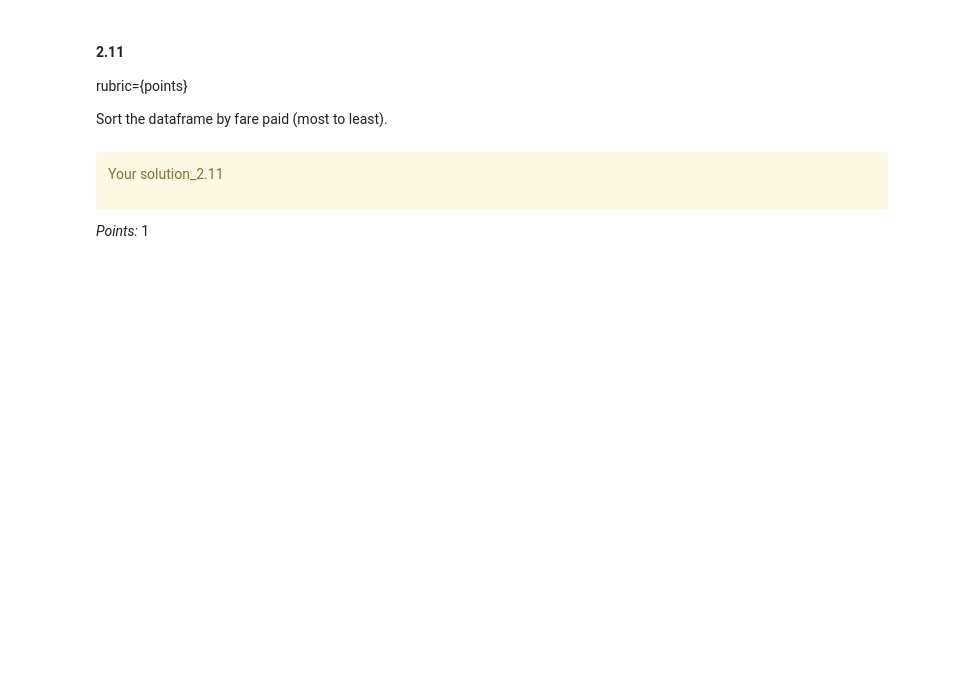
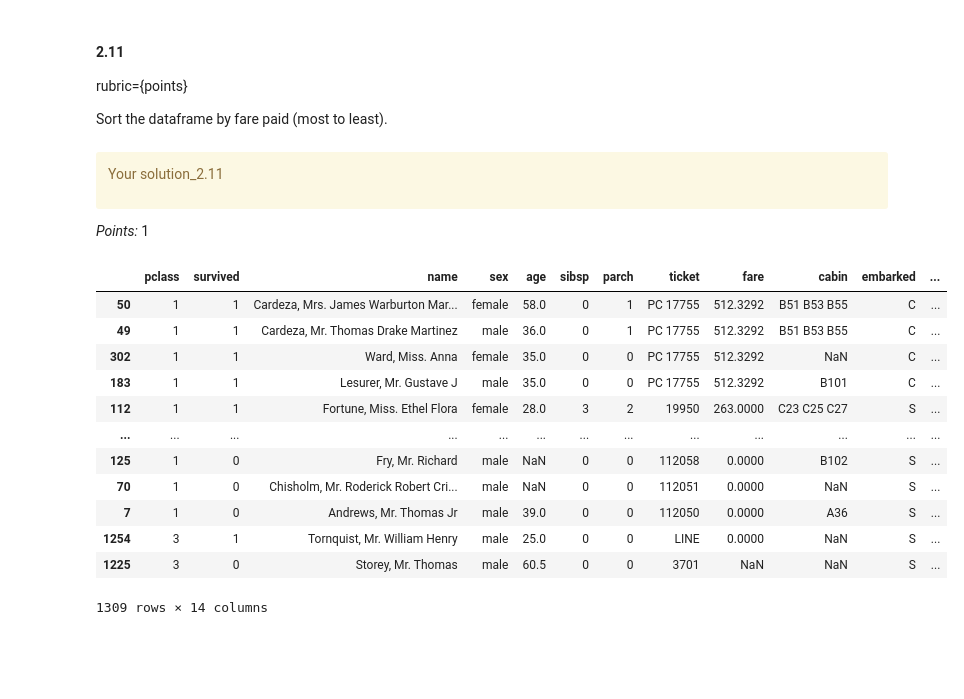
Before and after one commit to sidex18/CPSC330-hw1, a Jupyter notebook: hw1.ipynb, the cells around one changed output. Cells and saved outputs as stored; diff of their text form; code cells hidden in the pictures; blank space fills up the shorter version.

```diff
--- a/hw1.ipynb
+++ b/hw1.ipynb
@@ -394,3 +506,20 @@ titanic_df_sorted
+# %%
+titanic_df_sorted = titanic_df.sort_values(by="fare", ascending=False)
+titanic_df_sorted
+# %% [output]
+|  | pclass | survived | name | sex | age | sibsp | parch | ticket | fare | cabin | embarked | ... |
+| 50 | 1 | 1 | Cardeza, Mrs. James Warburton Mar... | female | 58.0 | 0 | 1 | PC 17755 | 512.3292 | B51 B53 B55 | C | ... |
+| 49 | 1 | 1 | Cardeza, Mr. Thomas Drake Martinez | male | 36.0 | 0 | 1 | PC 17755 | 512.3292 | B51 B53 B55 | C | ... |
+| 302 | 1 | 1 | Ward, Miss. Anna | female | 35.0 | 0 | 0 | PC 17755 | 512.3292 | NaN | C | ... |
+| 183 | 1 | 1 | Lesurer, Mr. Gustave J | male | 35.0 | 0 | 0 | PC 17755 | 512.3292 | B101 | C | ... |
+| 112 | 1 | 1 | Fortune, Miss. Ethel Flora | female | 28.0 | 3 | 2 | 19950 | 263.0000 | C23 C25 C27 | S | ... |
+| ... | ... | ... | ... | ... | ... | ... | ... | ... | ... | ... | ... | ... |
+| 125 | 1 | 0 | Fry, Mr. Richard | male | NaN | 0 | 0 | 112058 | 0.0000 | B102 | S | ... |
+| 70 | 1 | 0 | Chisholm, Mr. Roderick Robert Cri... | male | NaN | 0 | 0 | 112051 | 0.0000 | NaN | S | ... |
+| 7 | 1 | 0 | Andrews, Mr. Thomas Jr | male | 39.0 | 0 | 0 | 112050 | 0.0000 | A36 | S | ... |
+| 1254 | 3 | 1 | Tornquist, Mr. William Henry | male | 25.0 | 0 | 0 | LINE | 0.0000 | NaN | S | ... |
+| 1225 | 3 | 0 | Storey, Mr. Thomas | male | 60.5 | 0 | 0 | 3701 | NaN | NaN | S | ... |
+1309 rows × 14 columns
 # %% [markdown]
 <!-- END QUESTION -->
 
```
Also changed, not shown: parts of 47 cells of this notebook.
